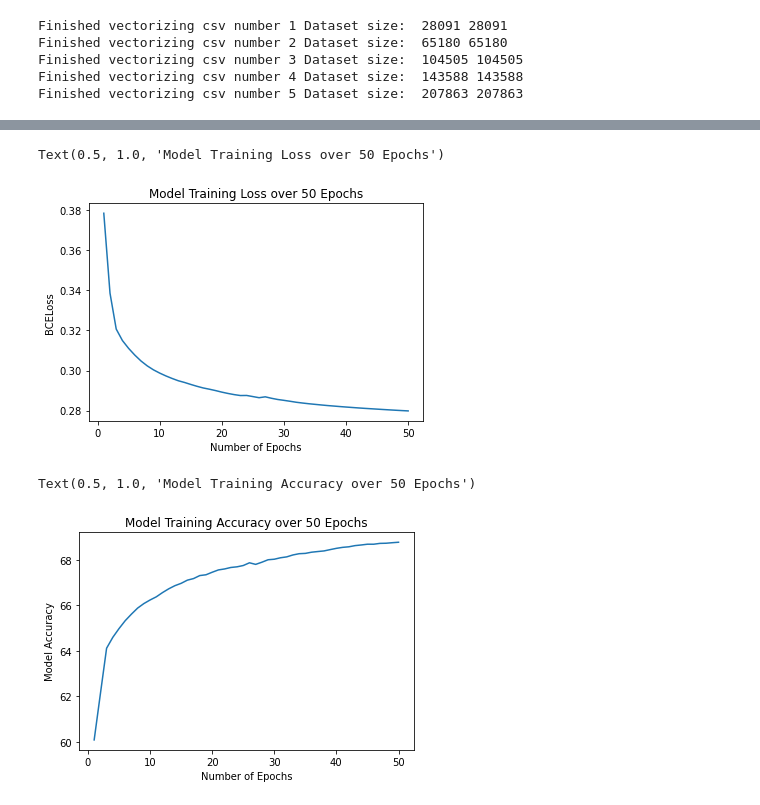
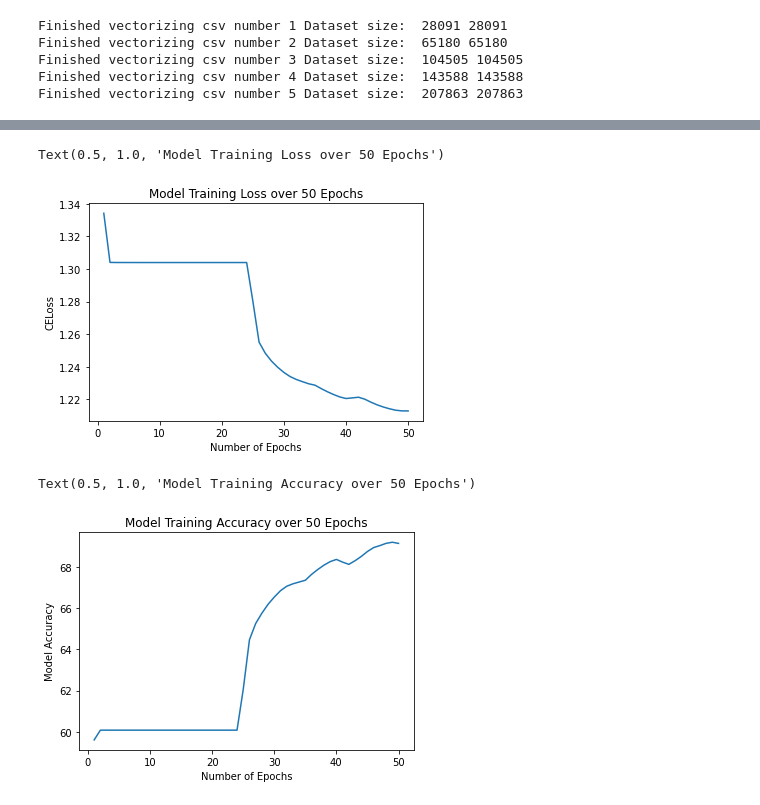
Before and after one commit to g-x-w/tweet_emoclass, a Jupyter notebook: actual_code/main_model.ipynb, the cells around one changed output, grey strips where cells are left out. Saved outputs shown, nothing was run; the diff lists cells and outputs as text; code cells hidden in the pictures.

```diff
--- a/actual_code/main_model.ipynb
+++ b/actual_code/main_model.ipynb
@@ -257,9 +265,9 @@ y_test = torch.squeeze(y_test, dim=1)
 model_instance = model()
 
 # Training hyperparams
-loss = nn.BCELoss()
+loss = nn.CrossEntropyLoss()
 optimizer = torch.optim.Adam(model_instance.parameters(), lr=0.001)
-batch_size = 1000
+batch_size = 500
 num_epochs = 50
 
 epoch_acc = []
@@ -374,11 +382,11 @@ Test acc: 65.261716%
 # %%
 plt.plot(range(1, len(epoch_loss) + 1), epoch_loss)
 plt.xlabel('Number of Epochs')
-plt.ylabel('BCELoss')
+plt.ylabel('CELoss')
 plt.title('Model Training Loss over 50 Epochs')
 # %% [output]
 Text(0.5, 1.0, 'Model Training Loss over 50 Epochs')
-[figure, old version]
+[figure, new version]
 # %%
 plt.plot(range(1, len(epoch_acc) + 1), epoch_acc)
 plt.xlabel('Number of Epochs')
@@ -386,4 +394,4 @@ plt.ylabel('Model Accuracy')
 plt.title('Model Training Accuracy over 50 Epochs')
 # %% [output]
 Text(0.5, 1.0, 'Model Training Accuracy over 50 Epochs')
-[figure, old version]
+[figure, new version]
```
Also changed, not shown: parts of 3 cells of this notebook.
